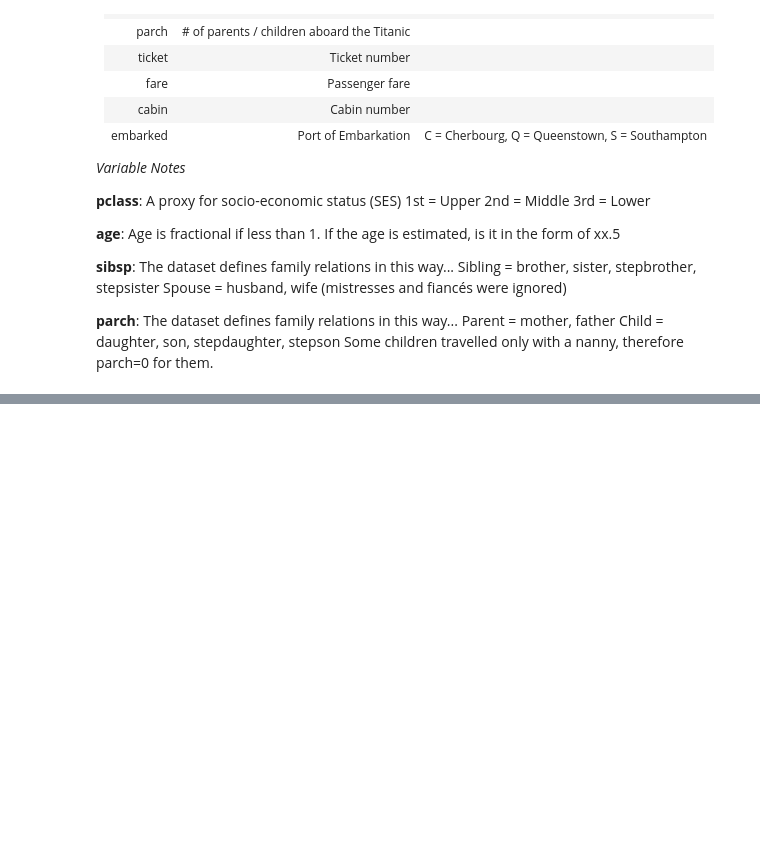
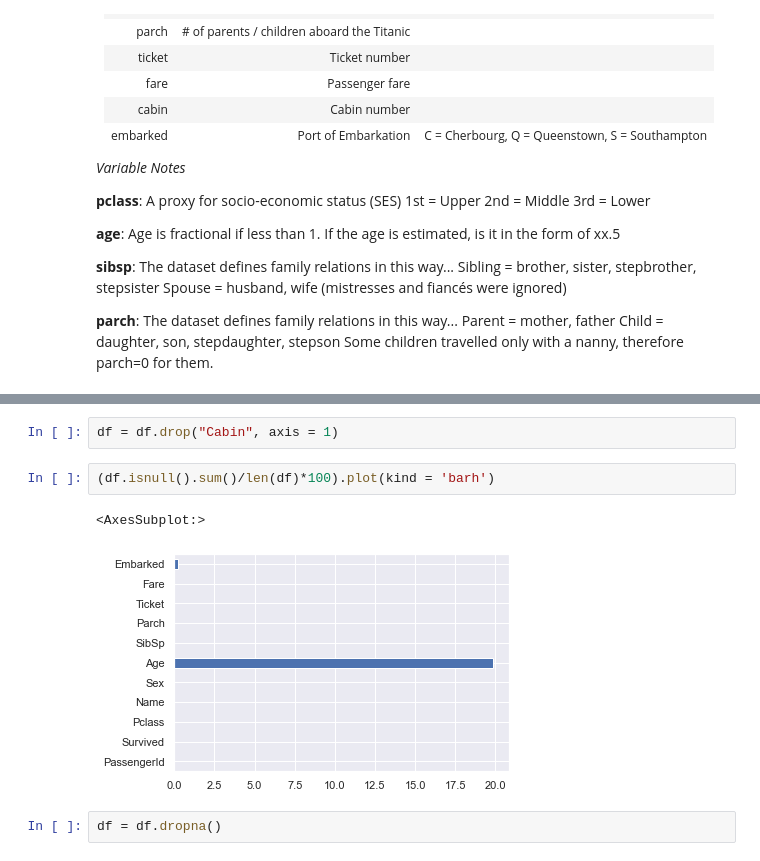
Before and after one commit to ai-ml-with-kapil/LogisticRegression, a Jupyter notebook: Logistic Regression.ipynb, the cells around one changed output, grey strips where cells are left out. Cells and saved outputs as stored; diff of their text form; blank space fills up the shorter version.

```diff
--- a/Logistic Regression.ipynb
+++ b/Logistic Regression.ipynb
@@ -106,0 +184,9 @@ Some children travelled only with a nanny, therefore parch=0 for them.
+# %%
+df = df.drop("Cabin", axis = 1)
+# %%
+(df.isnull().sum()/len(df)*100).plot(kind = 'barh')
+# %% [output]
+<AxesSubplot:>
+[figure, added]
+# %%
+df = df.dropna()
```
Also changed, not shown: parts of 33 cells of this notebook.
